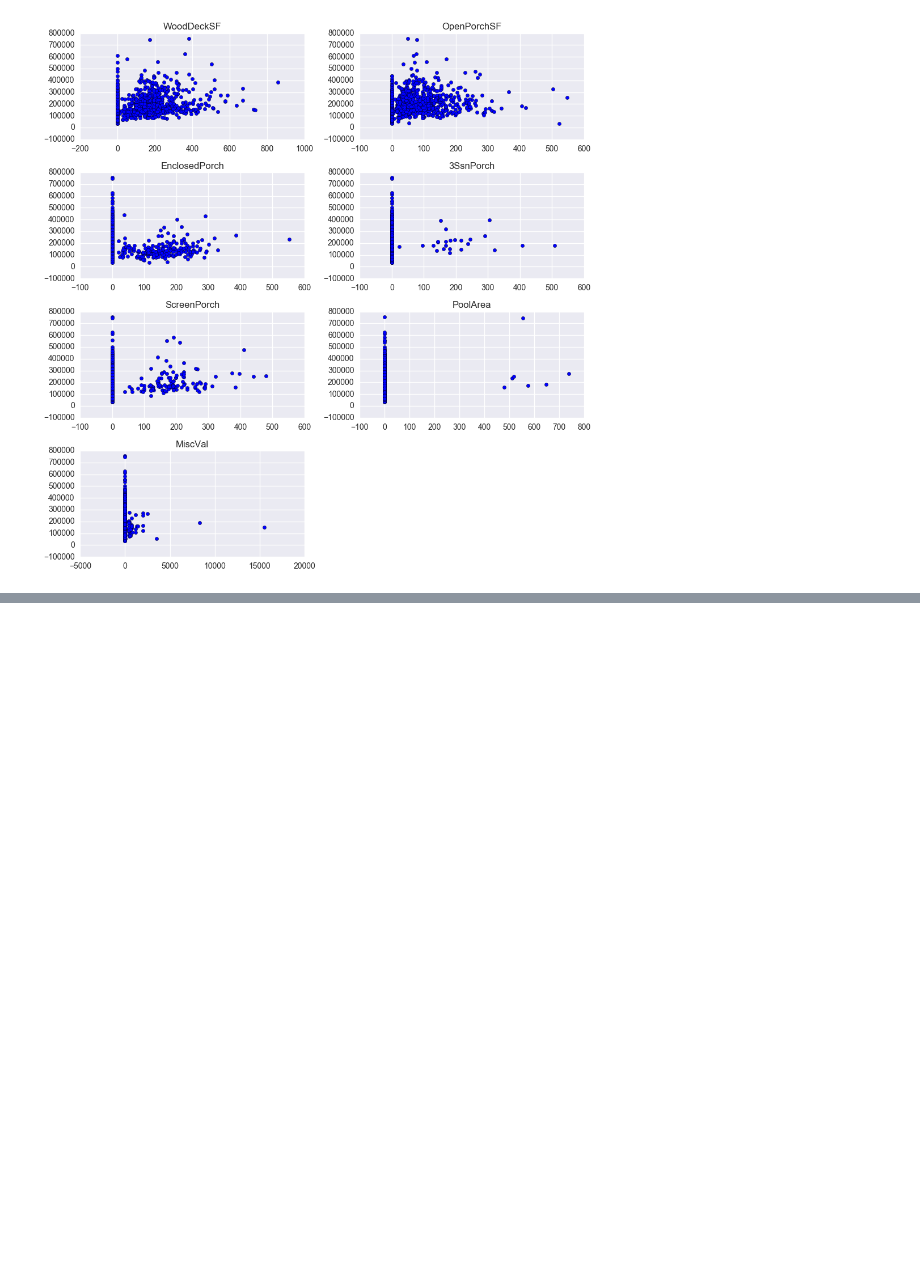
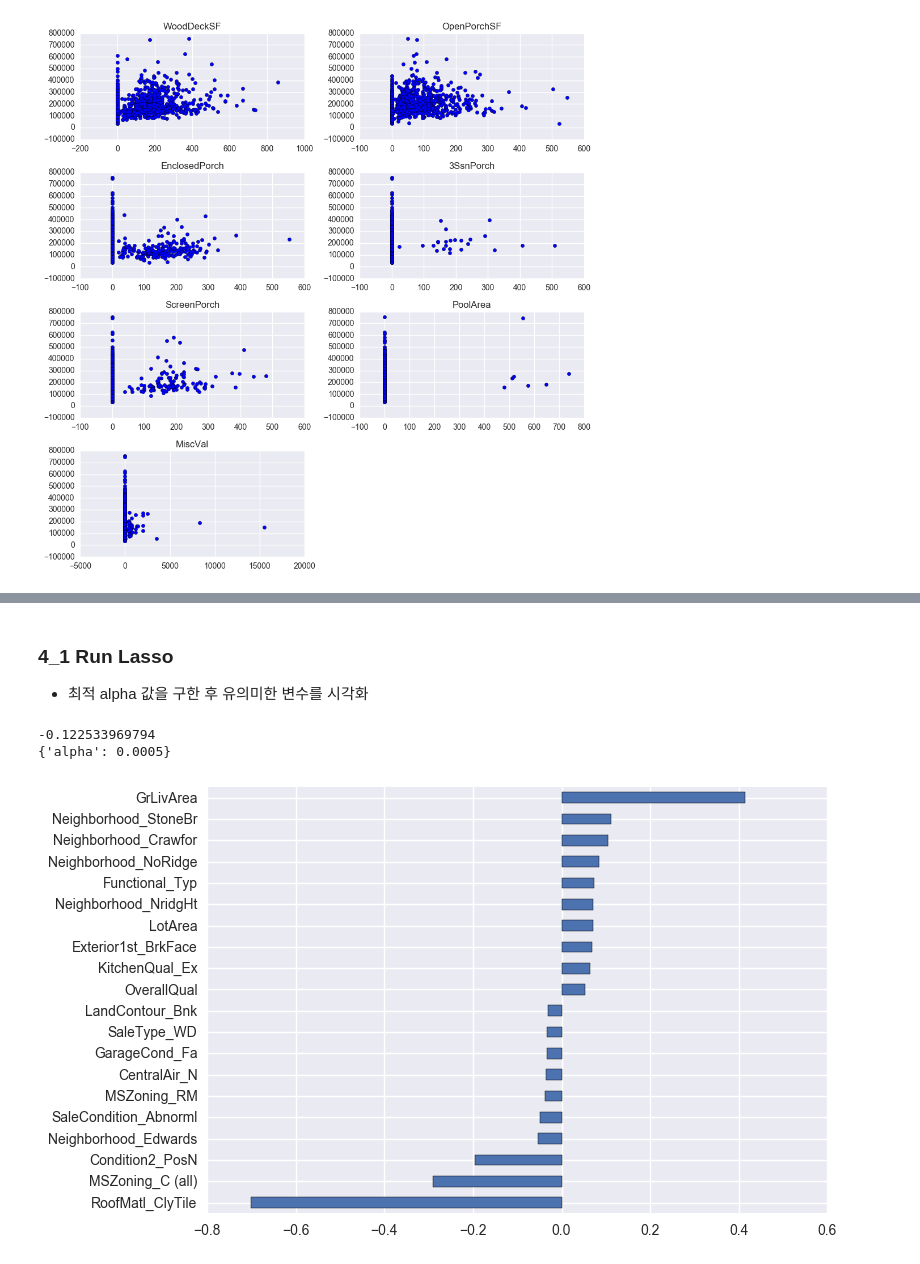
Before and after one commit to baejunyang/datascienceschool, a Jupyter notebook: studying/Kaggle_house_price/Liniear Regression .ipynb, the cells around one changed output, grey strips where cells are left out. Drawn from its saved outputs; the diff is of its cells as text; code cells hidden in the pictures; blank space fills up the shorter version.

```diff
--- a/studying/Kaggle_house_price/Liniear Regression .ipynb
+++ b/studying/Kaggle_house_price/Liniear Regression .ipynb
@@ -315,2 +227,0 @@ plt.show()
-# %%
-test = pd.get_dummies(df.ix[:,:10])
@@ -326,0 +290,8 @@ test.head()
+# %%
+influence = result.get_influence()
+cook0, p_val = influence.cooks_distance
+idx = np.where(cook0>4/float(len(y_train)-2))[0]
+
+X_train.drop(idx, axis=0, inplace=True)
+y_train.drop(idx, axis=0, inplace=True)
+df_train.drop(idx, axis=0, inplace=True)
@@ -326,0 +309,21 @@ test.head()
+# %%
+def preprocess2(train, test):
+    all_data = pd.concat([train.loc[:,'MSSubClass':'SaleCondition'], test.loc[:,'MSSubClass':'SaleCondition']])
+
+    #log transform
+    numeric_feats = all_data.dtypes[all_data.dtypes != "object"].index
+    skewness = all_data[numeric_feats].apply(lambda x : skew(x.dropna()))
+    skewed_feats = skewness[skewness>0.75].index
+    all_data[skewed_feats] = np.log1p(all_data[skewed_feats])
+
+    #encode categorical data
+    all_data=pd.get_dummies(all_data)
+
+    #fillna
+    all_data = all_data.fillna(all_data.mean())
+
+    X_train = all_data[:train.shape[0]]
+    X_test = all_data[train.shape[0]:]
+    y_train = np.log1p(train.SalePrice)
+
+    return X_train, X_test, y_train
@@ -326,0 +338,27 @@ test.head()
+# %% [markdown]
+### 4_1 Run Lasso
++ 최적 alpha 값을 구한 후 유의미한 변수를 시각화
+# %%
+lasso = Lasso(random_state=0)
+model = GridSearchCV(estimator=lasso, param_grid={'alpha':[0.0001, 0.0005, 0.001, 0.005, 0.01, 0.05]}, cv=5, scoring=RMSE)
+model.fit(X_train, y_train)
+print model.best_score_
+print model.best_params_
+# %% [output]
+-0.122533969794
+{'alpha': 0.0005}
+# %%
+df_train = pd.read_csv('./data/train.csv')
+df_test = pd.read_csv('./data/test.csv')
+X_train, X_test, y_train = preprocess2(df_train, df_test)
+# %%
+lss = Lasso(alpha=0.0005, random_state=0)
+lss.fit(X_train, y_train)
+
+coef = pd.Series(lss.coef_, index=X_train.columns)
+coef = pd.concat([coef.sort_values().head(10), coef.sort_values().tail(10)])
+
+coef.plot(kind = 'barh')
+plt.show()
+# %% [output]
+[figure, added]
```
Also changed, not shown: parts of 44 cells of this notebook, 21 other files.
